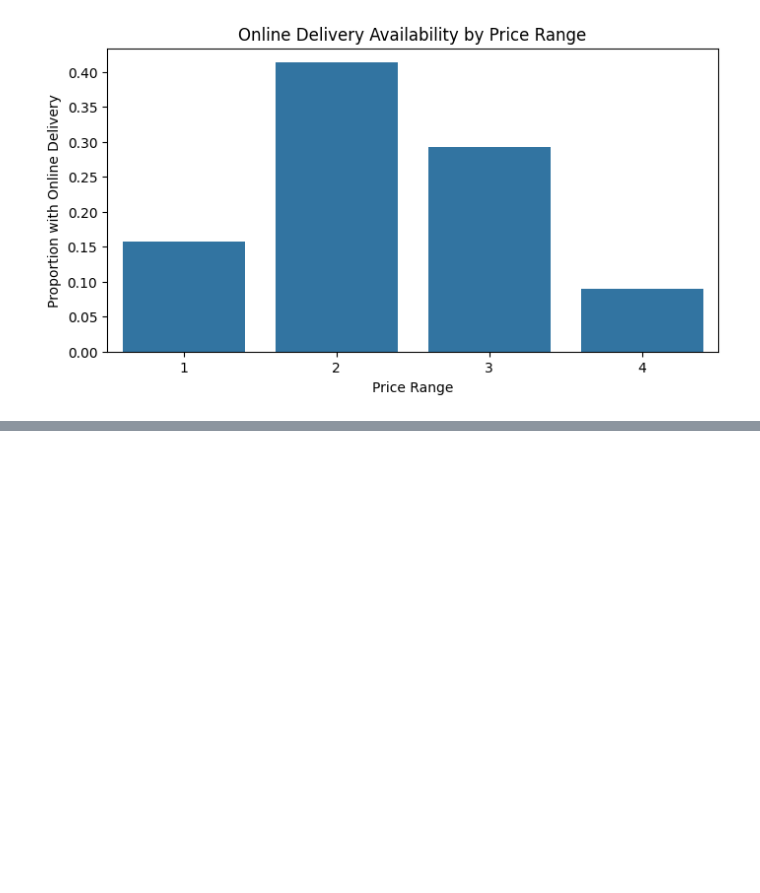
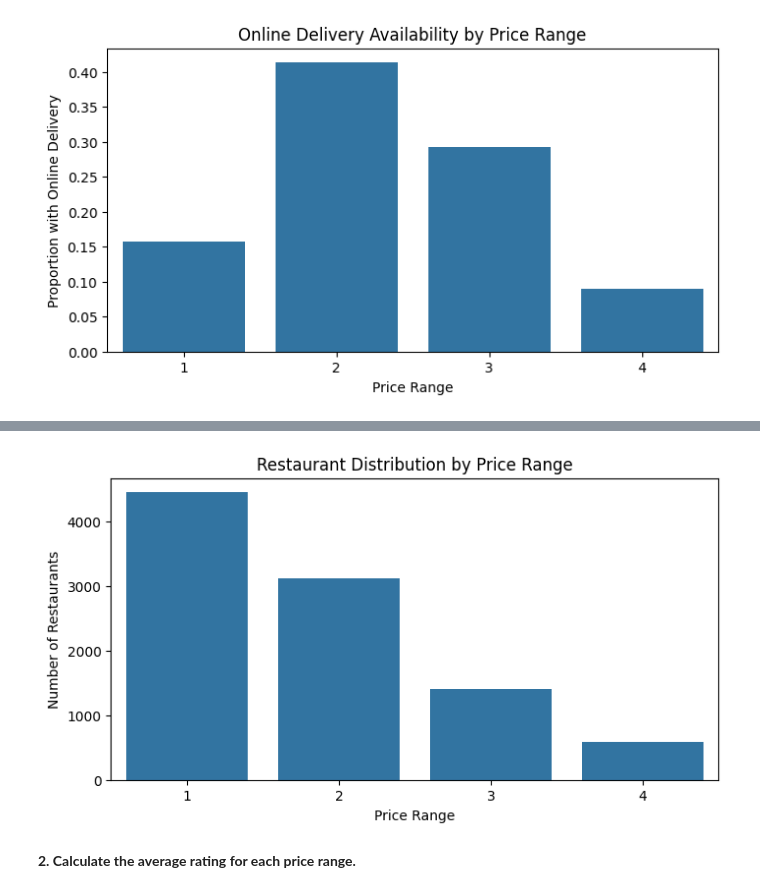
Before and after one commit to swagat2001/restaurant-data-analysis, a Jupyter notebook: resturant.ipynb, the cells around one changed output, grey strips where cells are left out. Saved outputs shown, nothing was run; the diff lists cells and outputs as text; code cells hidden in the pictures; blank space fills up the shorter version.

```diff
--- a/resturant.ipynb
+++ b/resturant.ipynb
@@ -374,0 +382,4 @@ plt.show()
+# %%
+price_distribution = df['Price range'].value_counts().sort_index()
+print("Restaurant count by price range:")
+print(price_distribution)
@@ -374,0 +394,12 @@ plt.show()
+# %%
+# Visualization
+plt.figure(figsize=(8, 4))
+sns.barplot(x=price_distribution.index, y=price_distribution.values)
+plt.title('Restaurant Distribution by Price Range')
+plt.xlabel('Price Range')
+plt.ylabel('Number of Restaurants')
+plt.show()
+# %% [output]
+[figure, added]
+# %% [markdown]
+**2. Calculate the average rating for each price range.**
```
Also changed, not shown: parts of 17 cells of this notebook, 1 other file.
